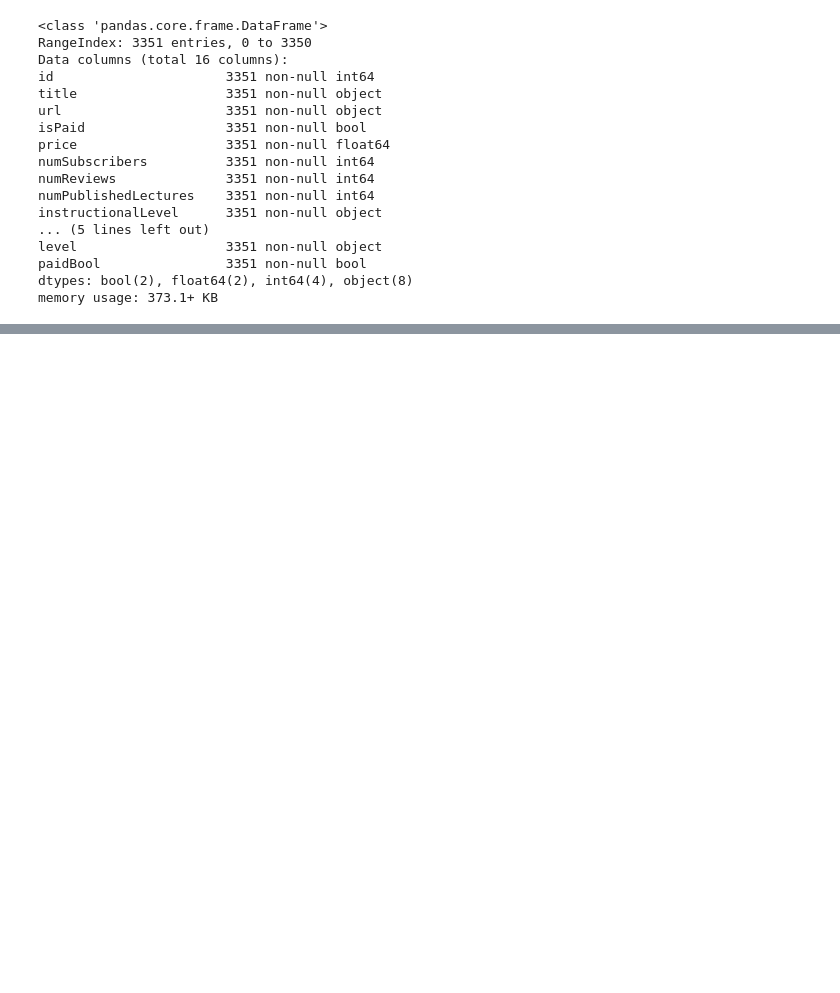
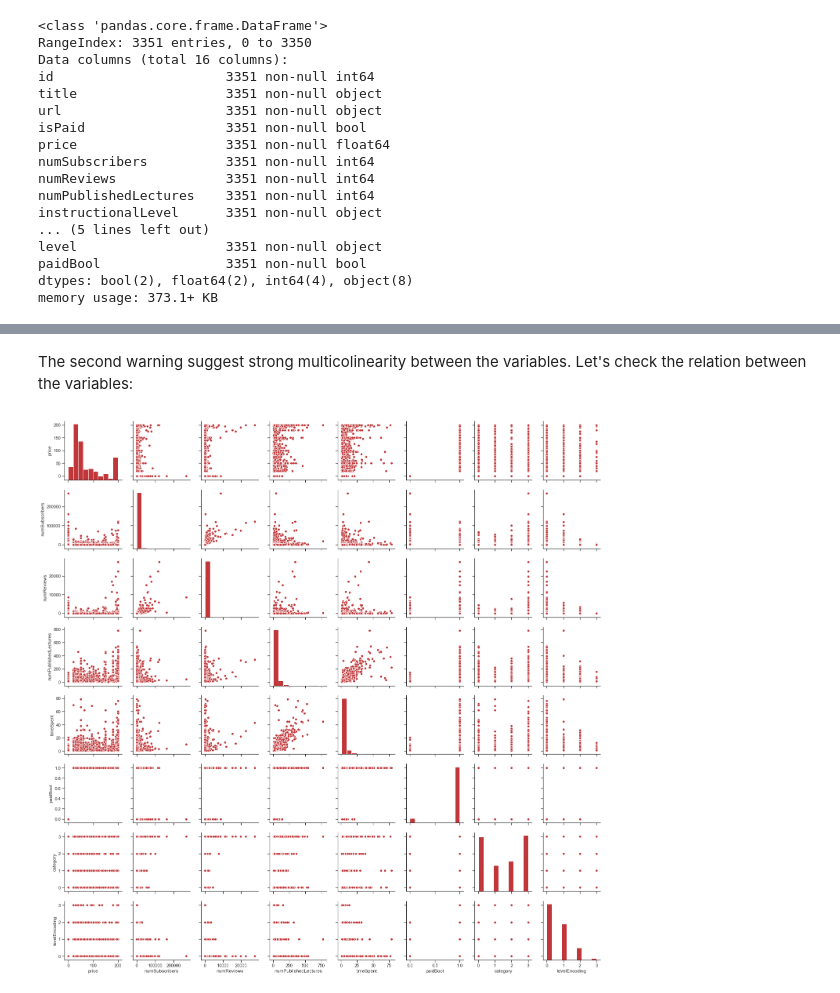
Before and after one commit to Daesparz/analysis_udemy_courses, a Jupyter notebook: Data_analysis/in-depth_analysis.ipynb, the cells around one changed output, grey strips where cells are left out. Cells and saved outputs as stored; diff of their text form; code cells hidden in the pictures; blank space fills up the shorter version.

```diff
--- a/Data_analysis/in-depth_analysis.ipynb
+++ b/Data_analysis/in-depth_analysis.ipynb
@@ -113 +124,20 @@ df = oneHotEncode(df, 'paidBool')
+# %%
+def levelEncoding(level):
+    """
+    This method establish the Encoding for the level of the course to assert that the digit assigned is sorted
+    by difficulty.
+    """
+    if level == 'All Levels':
+        return 0
+    elif level == 'Beginner Level':
+        return 1
+    elif level == 'Intermediate Level':
+        return 2
+    else:
+        return 3
+# %%
+df_courses['paidBool'] = labelEncoding(df_courses, 'paidBool', replace_column=True)
+df_courses['category'] = labelEncoding(df_courses, 'category', replace_column=True)
+# %%
+df_courses['levelEncoding'] = df_courses.level.apply(levelEncoding)
 # %%
@@ -120,4 +150,4 @@ df.head()
 | 3 | 197836 | Projects in HTML5 | 60.0 | 8777 | 206 | 75 | 15.5 | 2014-06-17 | ... |
 | 4 | 505208 | Programming Foundations: HTML5 + ... | 20.0 | 23764 | 490 | 58 | 5.5 | 2015-10-17 | ... |
 # %%
-df.drop(columns=['id', 'title', 'publishDate'], inplace=True)
+df_courses.drop(columns=['id', 'title', 'publishDate', 'level'], inplace=True)
@@ -141,0 +204,7 @@ Reshape your data either using array.reshape(-1, 1) if your data has a single fe
+# %% [markdown]
+The second warning suggest strong multicolinearity between the variables. Let's check the relation between the variables:
+# %%
+_ = sns.set(style="ticks", palette='RdBu', color_codes=True)
+_ = sns.pairplot(df_courses)
+# %% [output]
+[figure, added]
```
Also changed, not shown: parts of 26 cells of this notebook.
